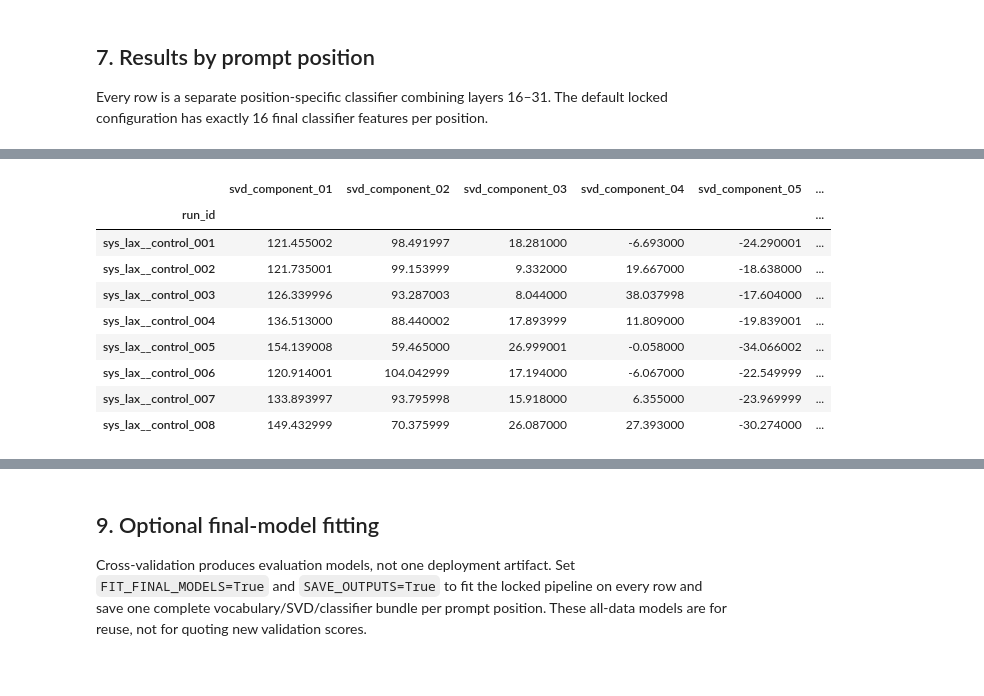
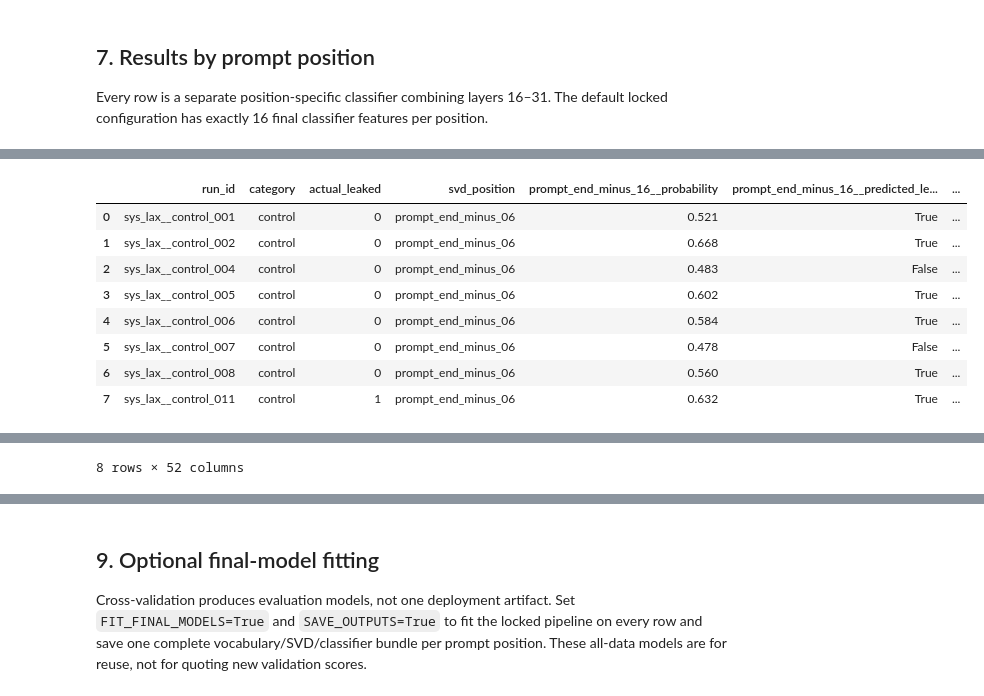
Before and after one commit to flyingpinguu/j-lens-capstone, a Jupyter notebook: notebooks/analysis_alex/leakage-position-multilayer-classifier.ipynb, the cells around one changed output, grey strips where cells are left out. Saved outputs shown, nothing was run; the diff lists cells and outputs as text; code cells hidden in the pictures.

```diff
--- a/notebooks/analysis_alex/leakage-position-multilayer-classifier.ipynb
+++ b/notebooks/analysis_alex/leakage-position-multilayer-classifier.ipynb
@@ -58,30 +58,31 @@ EXPERIMENTS = {
 }
 
 ACTIVE_EXPERIMENT = "qwen35_4b"
-RUN_NAME = "prompt-position-rank-free"
+POSITION_MODE = "last_16"       # "last_16" or "relative_percent"
+N_END_POSITIONS = 16
+RUN_NAME = f"prompt-position-{POSITION_MODE}-rank-free"
 
 RUN_CV = True
 RUN_SEARCH = False          # Broad screen + nested grouped search (slow).
 FIT_FINAL_MODELS = False    # Fit on all rows and save joblib artifacts.
-SAVE_OUTPUTS = False        # Save config/results outside the notebook.
-SAVE_PREDICTIONS = False
+SAVE_OUTPUTS = True         # One row/run: all predictions + best-position features.
 
 RANDOM_STATE = 42
 N_OUTER_SPLITS = 6
 N_INNER_SPLITS = 4
 TOP_K = 10
-SEARCH_POSITIONS = ("user_80%", "last_user", "prompt_suffix_4", "prompt_suffix_5", "last_prompt")
 
 EXPERIMENT = EXPERIMENTS[ACTIVE_EXPERIMENT]
 INPUT_FILE = ROOT / EXPERIMENT["input_file"]
 LAYERS = tuple(EXPERIMENT["layers"])
 N_LAYERS = len(LAYERS)
-OUTPUT_DIR = ROOT / "outputs" / "analysis_alex" / f"{ACTIVE_EXPERIMENT}-{RUN_NAME}"
+OUTPUT_DIR = ROOT / "outputs" / "analysis_alex" / "pipeline_classifier"
 
 assert INPUT_FILE.exists(), INPUT_FILE
 print(f"Experiment: {ACTIVE_EXPERIMENT}")
 print(f"Input: {INPUT_FILE.name}")
 print(f"Layers: {LAYERS[0]}–{LAYERS[-1]}")
+print(f"Position mode: {POSITION_MODE}")
 print(f"RUN_SEARCH={RUN_SEARCH}, FIT_FINAL_MODELS={FIT_FINAL_MODELS}, SAVE_OUTPUTS={SAVE_OUTPUTS}")
 # %% [output]
 Experiment: qwen35_4b
@@ -705,5 +748,25 @@ For explanation only, this cell fits the locked vocabulary and SVD on all rows a
 # %%
 if cv_results is not None:
+    run_index = pd.Index(dataset.run_ids, name="run_id")
+    metadata = pd.DataFrame(
+        {"category": dataset.groups, "actual_leaked": dataset.target}, index=run_index
+    )
+    wide_predictions = pd.DataFrame(index=run_index)
+
+    # Put every position model's out-of-fold probability and decision on the same run row.
+    for position_name in POSITION_NAMES:
+        position_predictions = (
+            oof_predictions.loc[oof_predictions["position"] == position_name]
+            .set_index("run_id")
+            .reindex(run_index)
+        )
+        assert np.array_equal(position_predictions["target"], dataset.target)
+        wide_predictions[f"{position_name}__probability"] = position_predictions["score"]
+        wide_predictions[f"{position_name}__predicted_leaked"] = (
+            position_predictions["prediction"].astype(bool)
+        )
+
+    # SVD is fitted only for the strongest position, not once for every position.
     best_position = cv_results.sort_values("mean_fold_auc", ascending=False).iloc[0]["position"]
     position_index = POSITION_NAMES.index(best_position)
     ids = dataset.token_ids[:, position_index]
@@ -713,25 +776,20 @@ if cv_results is not None:
     inspection_svd = TruncatedSVD(n_components=16, n_iter=7, random_state=RANDOM_STATE)
     feature_matrix = pd.DataFrame(
         inspection_svd.fit_transform(named_matrix),
-        index=pd.Index(dataset.run_ids, name="run_id"),
+        index=run_index,
         columns=[f"svd_component_{index:02d}" for index in range(1, 17)],
     )
-    print(f"Position: {best_position}")
-    print(f"Named matrix: {named_matrix.shape}; final matrix: {feature_matrix.shape}")
+
+    combined_output = metadata.join(wide_predictions).join(feature_matrix).reset_index()
+    combined_output.insert(3, "svd_position", best_position)
+    print(f"SVD position: {best_position}")
+    print(f"Output shape: {combined_output.shape}")
     print(f"Explained variance: {inspection_svd.explained_variance_ratio_.sum():.1%}")
-    display(feature_matrix.head(8).round(3))
+    display(combined_output.head(8).round(3))
 
-    basis = [(layer, token_id) for layer in LAYERS for token_id in vocabulary]
-    loading_rows = []
-    for component_index, component in enumerate(inspection_svd.components_, start=1):
-        for column_index in np.argsort(np.abs(component))[-3:][::-1]:
-            layer, token_id = basis[column_index]
-            loading_rows.append({
-                "component": f"svd_component_{component_index:02d}",
-                "layer": layer,
-                "token_id": token_id,
-                "token": repr(dataset.token_text.get(token_id, "<unknown>")),
-                "loading": component[column_index],
-            })
-    display(pd.DataFrame(loading_rows).round({"loading": 3}))
+    if SAVE_OUTPUTS:
+        OUTPUT_DIR.mkdir(parents=True, exist_ok=True)
+        combined_output_file = OUTPUT_DIR / "run-predictions-and-best-position-features.csv"
+        combined_output.to_csv(combined_output_file, index=False)
+        print(f"Saved combined output: {combined_output_file}")
 # %% [output]
@@ -741,10 +799,9 @@ Explained variance: 64.7%
-|  | svd_component_01 | svd_component_02 | svd_component_03 | svd_component_04 | svd_component_05 | ... |
-| run_id |  |  |  |  |  | ... |
-| sys_lax__control_001 | 121.455002 | 98.491997 | 18.281000 | -6.693000 | -24.290001 | ... |
-| sys_lax__control_002 | 121.735001 | 99.153999 | 9.332000 | 19.667000 | -18.638000 | ... |
-| sys_lax__control_003 | 126.339996 | 93.287003 | 8.044000 | 38.037998 | -17.604000 | ... |
-| sys_lax__control_004 | 136.513000 | 88.440002 | 17.893999 | 11.809000 | -19.839001 | ... |
-| sys_lax__control_005 | 154.139008 | 59.465000 | 26.999001 | -0.058000 | -34.066002 | ... |
-| sys_lax__control_006 | 120.914001 | 104.042999 | 17.194000 | -6.067000 | -22.549999 | ... |
-| sys_lax__control_007 | 133.893997 | 93.795998 | 15.918000 | 6.355000 | -23.969999 | ... |
-| sys_lax__control_008 | 149.432999 | 70.375999 | 26.087000 | 27.393000 | -30.274000 | ... |
+|  | run_id | category | actual_leaked | svd_position | prompt_end_minus_16__probability | prompt_end_minus_16__predicted_le... | ... |
+| 0 | sys_lax__control_001 | control | 0 | prompt_end_minus_06 | 0.521 | True | ... |
+| 1 | sys_lax__control_002 | control | 0 | prompt_end_minus_06 | 0.668 | True | ... |
+| 2 | sys_lax__control_004 | control | 0 | prompt_end_minus_06 | 0.483 | False | ... |
+| 3 | sys_lax__control_005 | control | 0 | prompt_end_minus_06 | 0.602 | True | ... |
+| 4 | sys_lax__control_006 | control | 0 | prompt_end_minus_06 | 0.584 | True | ... |
+| 5 | sys_lax__control_007 | control | 0 | prompt_end_minus_06 | 0.478 | False | ... |
+| 6 | sys_lax__control_008 | control | 0 | prompt_end_minus_06 | 0.560 | True | ... |
+| 7 | sys_lax__control_011 | control | 1 | prompt_end_minus_06 | 0.632 | True | ... |
@@ -767,0 +808 @@ Explained variance: 64.7%
+8 rows × 52 columns
```
Also changed, not shown: parts of 9 cells of this notebook, 1 other file.
